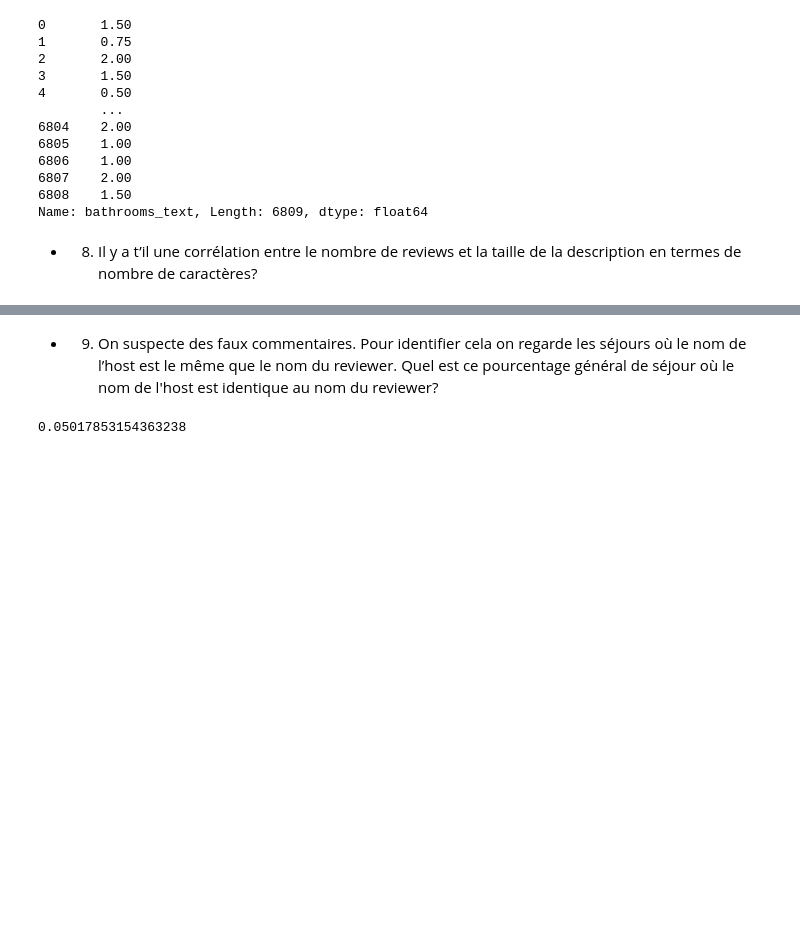
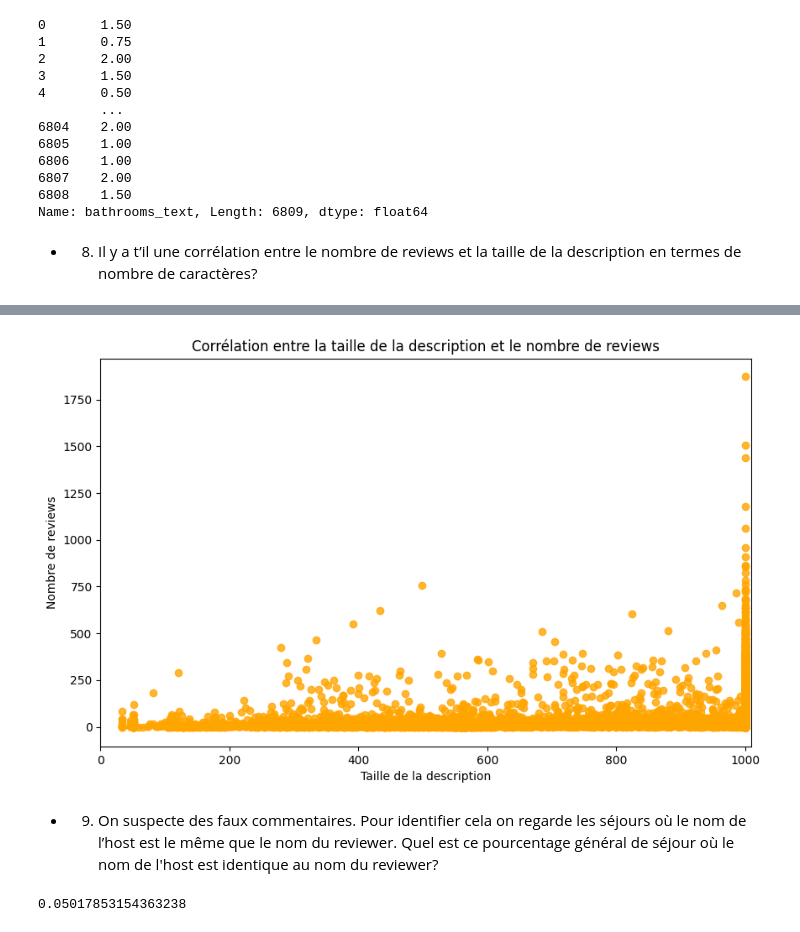
Before and after one commit to DonzerHD/Pandas-Env-Visuel, a Jupyter notebook: Pandas/TD_Pandas.ipynb, the cells around one changed output, grey strips where cells are left out. Cells and saved outputs as stored; diff of their text form; code cells hidden in the pictures; blank space fills up the shorter version.

```diff
--- a/Pandas/TD_Pandas.ipynb
+++ b/Pandas/TD_Pandas.ipynb
@@ -305,15 +328,50 @@ df.head(4)
+# %%
+# Créer une figure avec dimensions personnalisées
+plt.figure(figsize=(10, 6))
+
+# Créer un scatter plot avec une régression linéaire
+sns.regplot(x="description_length", y="number_of_reviews", data=df,
+            scatter_kws={'alpha':0.3, 's': 15, 'color': 'blue', 'edgecolor': 'white'},
+            x_jitter=0.2, y_jitter=0.2, fit_reg=True, color='orange',
+            line_kws={'color':'orange'})
+
+# Limiter l'axe x à 1500
+plt.xlim(0, 1010)
+
+# Ajouter des labels et un titre
+plt.xlabel('Taille de la description')
+plt.ylabel('Nombre de reviews')
+plt.title('Corrélation entre la taille de la description et le nombre de reviews')
+
+# Afficher le graphique
+plt.show()
+# %% [output]
+[figure, added]
 # %% [markdown]
 - 9. On suspecte des faux commentaires. Pour identifier cela on regarde les séjours où le
 nom de l’host est le même que le nom du reviewer. Quel est ce pourcentage général
 de séjour où le nom de l'host est identique au nom du reviewer?
-# %%
-df_list = pd.read_csv('listings.csv')
-df_reviews = pd.read_csv('reviews.csv')
-tableau_fusionne = pd.merge(df_list, df_reviews, left_on='id', right_on='listing_id')
-tableau_fusionne['host_egale_review'] = tableau_fusionne['host_name'] == tableau_fusionne['reviewer_name']
-somme = tableau_fusionne['host_egale_review'].sum()
-ligne = tableau_fusionne.shape[0]
-pourcentage = (somme / ligne) * 100
-pourcentage
-# %% [output]
-0.05017853154363238
+# %%
+# Importer les données des fichiers listings.csv et reviews.csv dans des DataFrames
+df_list = pd.read_csv('listings.csv')
+df_reviews = pd.read_csv('reviews.csv')
+
+# Fusionner les deux DataFrames en fonction de la colonne 'id' dans listings.csv et 'listing_id' dans reviews.csv
+tableau_fusionne = pd.merge(df_list, df_reviews, left_on='id', right_on='listing_id')
+
+# Ajouter une colonne 'host_egale_review' qui est True si le nom de l'hôte est identique au nom du reviewer, False sinon
+tableau_fusionne['host_egale_review'] = tableau_fusionne['host_name'] == tableau_fusionne['reviewer_name']
+
+# Calculer le nombre de séjours où le nom de l'hôte est identique au nom du reviewer
+somme = tableau_fusionne['host_egale_review'].sum()
+
+# Calculer le nombre total de séjours
+ligne = tableau_fusionne.shape[0]
+
+# Calculer le pourcentage de séjours où le nom de l'hôte est identique au nom du reviewer
+pourcentage = (somme / ligne) * 100
+
+# Afficher le pourcentage
+pourcentage
+# %% [output]
+0.05017853154363238
```
Also changed, not shown: parts of 8 cells of this notebook, 1 other file.
